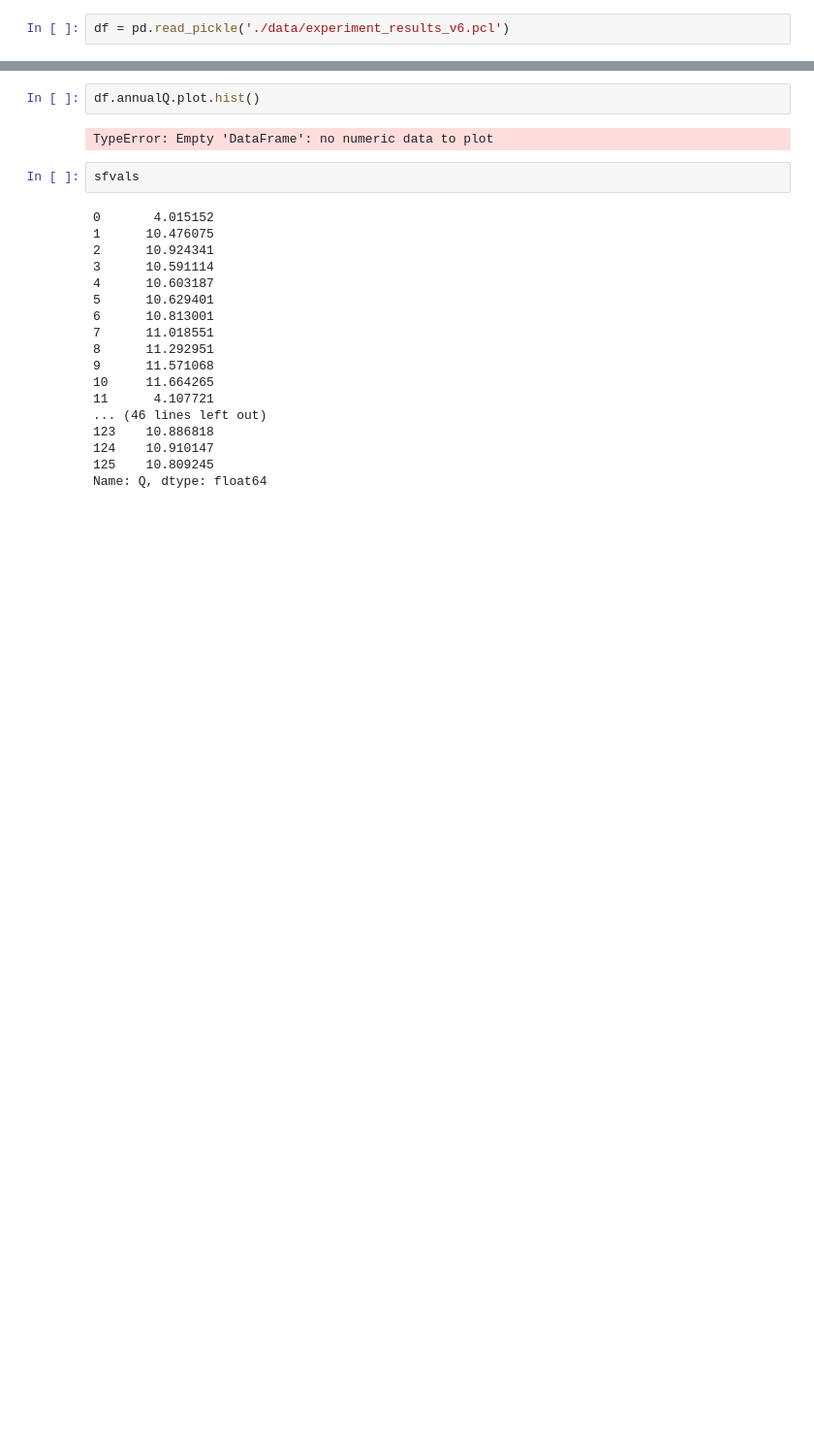
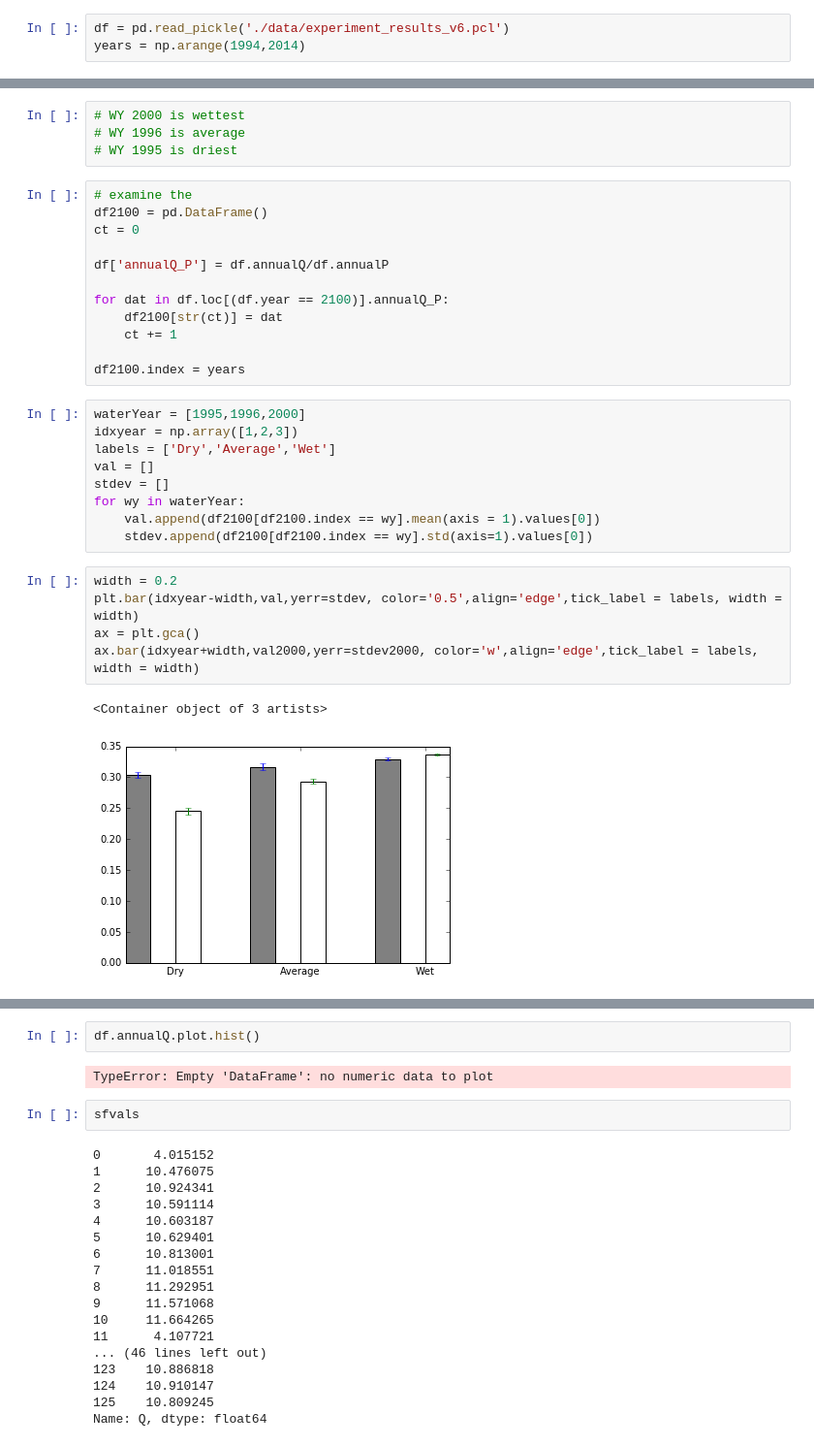
Before and after one commit to theobarnhart/rhessys_prep_analysis, a Jupyter notebook: ComoCreek/visualize_high_low_years_experiment.ipynb, the cells around one changed output, grey strips where cells are left out. Shown at 97% size. Drawn from its saved outputs; the diff is of its cells as text; blank space fills up the shorter version.

Commit message:
worked out how to grab high and low Q/P water years and visualize, need to functionalize.

```diff
--- a/ComoCreek/visualize_high_low_years_experiment.ipynb
+++ b/ComoCreek/visualize_high_low_years_experiment.ipynb
@@ -1,2 +1,3 @@
 # %%
 df = pd.read_pickle('./data/experiment_results_v6.pcl')
+years = np.arange(1994,2014)
@@ -2,0 +39,33 @@ df = pd.read_pickle('./data/experiment_results_v6.pcl')
+# %%
+# WY 2000 is wettest
+# WY 1996 is average
+# WY 1995 is driest
+# %%
+# examine the
+df2100 = pd.DataFrame()
+ct = 0
+
+df['annualQ_P'] = df.annualQ/df.annualP
+
+for dat in df.loc[(df.year == 2100)].annualQ_P:
+    df2100[str(ct)] = dat
+    ct += 1
+
+df2100.index = years
+# %%
+waterYear = [1995,1996,2000]
+idxyear = np.array([1,2,3])
+labels = ['Dry','Average','Wet']
+val = []
+stdev = []
+for wy in waterYear:
+    val.append(df2100[df2100.index == wy].mean(axis = 1).values[0])
+    stdev.append(df2100[df2100.index == wy].std(axis=1).values[0])
+# %%
+width = 0.2
+plt.bar(idxyear-width,val,yerr=stdev, color='0.5',align='edge',tick_label = labels, width = width)
+ax = plt.gca()
+ax.bar(idxyear+width,val2000,yerr=stdev2000, color='w',align='edge',tick_label = labels, width = width)
+# %% [output]
+<Container object of 3 artists>
+[figure, added]
```
Also changed, not shown: parts of 6 cells of this notebook.
